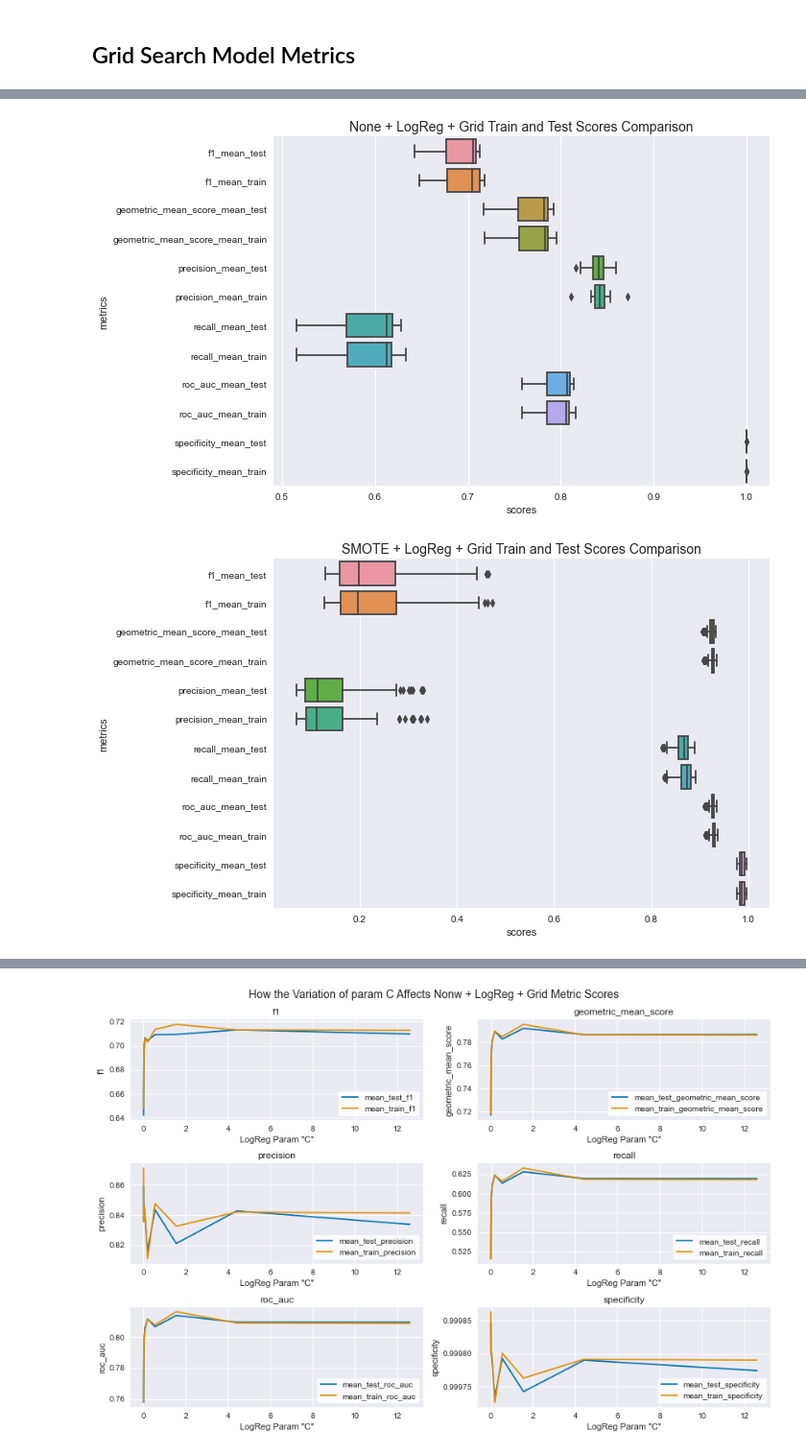
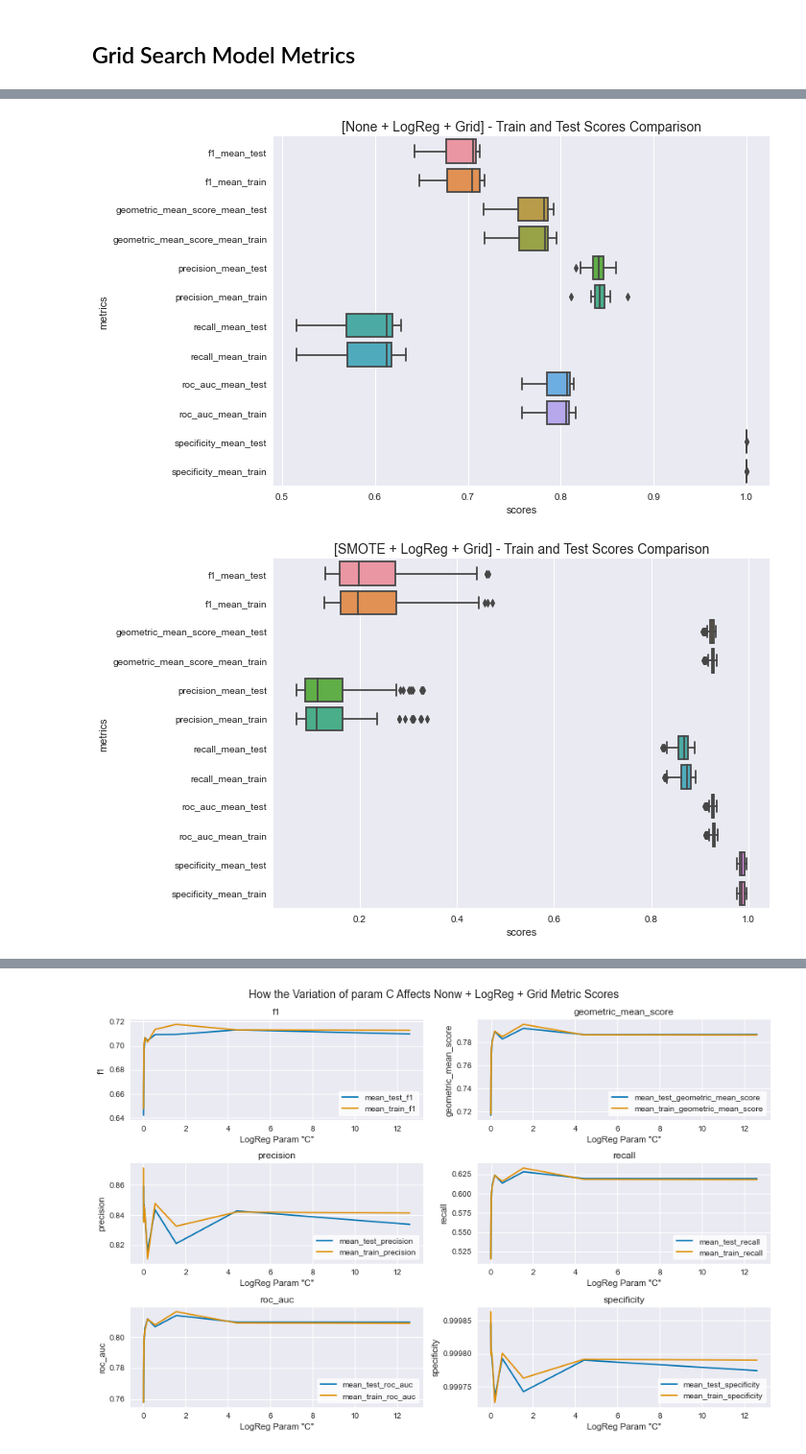
Before and after one commit to gerardovitale/fraud-detection, a Jupyter notebook: notebooks/src/explore_visualizations.ipynb, the cells around one changed output, grey strips where cells are left out. Shown at 96% size. Saved outputs shown, nothing was run; the diff lists cells and outputs as text; code cells hidden in the pictures.

```diff
--- a/notebooks/src/explore_visualizations.ipynb
+++ b/notebooks/src/explore_visualizations.ipynb
@@ -427,33 +403,33 @@ for metric in metrics:
 ## comparison between train and test scores
 
 metrics = [col for col in df.columns
            if col.startswith('mean_test_')
            or col.startswith('mean_train_')]
 
 train_test_comparison = df[['exp_id'] + metrics].melt(
     id_vars=['exp_id'],
     value_vars=metrics,
     var_name='metrics',
     value_name='scores',
     ignore_index=True)
 
 train_test_comparison['metrics'] = train_test_comparison['metrics'].apply(
     lambda string: '_'.join(string.split('_')[2:] + string.split('_')[:2]))
 
 train_test_comparison.sort_values('metrics', inplace=True, ignore_index=True)
 
 for exp in train_test_comparison['exp_id'].unique():
     mask = train_test_comparison['exp_id'] == exp
     train_test_comparison.loc[mask]
 
     _ = plt.figure(figsize=[10,6])
-    plt.title(f'{exp} Train and Test Scores Comparison', fontsize=14)
+    plt.title(f'[{exp}] - Train and Test Scores Comparison', fontsize=14)
     sns.boxplot(
         data=train_test_comparison.loc[mask],
         x='scores',
         y='metrics',
         orient='h')
     plt.tight_layout()
 # %% [output]
-[figure, old version]
+[figure, new version]
-[figure, old version]
+[figure, new version]
```
Also changed, not shown: parts of 7 cells of this notebook.
